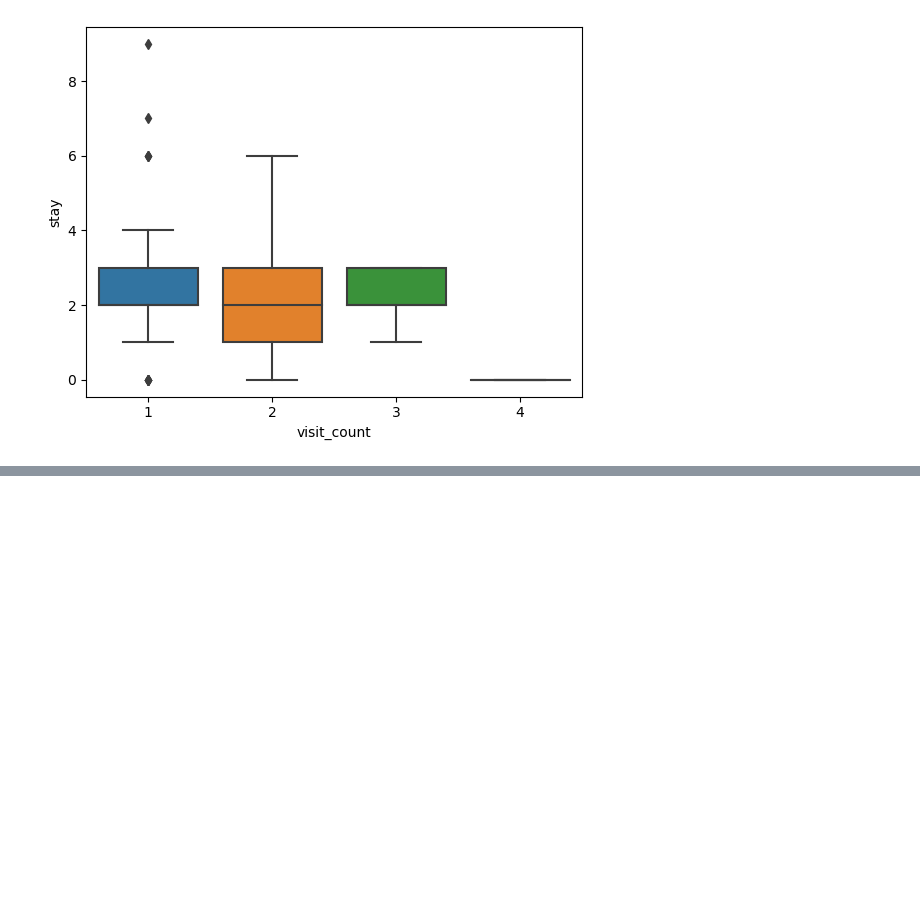
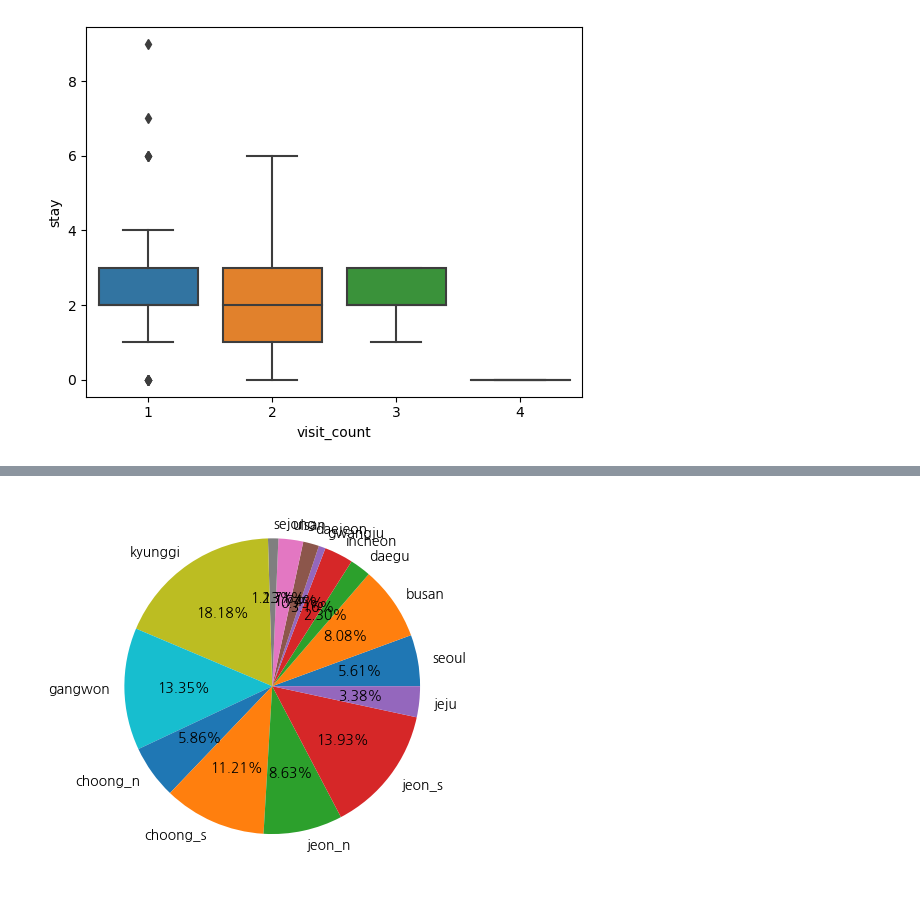
Before and after one commit to zzz2su/MJU_Data-Analysis, a Jupyter notebook: SDATeamProject.ipynb, the cells around one changed output, grey strips where cells are left out. Saved outputs shown, nothing was run; the diff lists cells and outputs as text; code cells hidden in the pictures; blank space fills up the shorter version.

```diff
--- a/SDATeamProject.ipynb
+++ b/SDATeamProject.ipynb
@@ -487,0 +715,18 @@ JEJU.corr(method='pearson')[['tot_preference']].sort_values('tot_preference', as
+# %%
+JEJU = data_set.loc[data_set['JEJU']== 1]
+KYUNG_S = data_set.loc[data_set['KYUNG_S']== 1]
+KYUNG_N = data_set.loc[data_set['KYUNG_N']== 1]
+JEON_S = data_set.loc[data_set['JEON_S']== 1]
+JEON_N = data_set.loc[data_set['JEON_N']== 1]
+CHOONG_S = data_set.loc[data_set['CHOONG_S']== 1]
+CHOONG_N = data_set.loc[data_set['CHOONG_N']== 1]
+GANGWON = data_set.loc[data_set['GANGWON']== 1]
+KYUNGGI = data_set.loc[data_set['KYUNGGI']== 1]
+SEJONG = data_set.loc[data_set['SEJONG']== 1]
+ULSAN = data_set.loc[data_set['ULSAN']== 1]
+DAEJEON = data_set.loc[data_set['DAEJEON']== 1]
+GWANGJU = data_set.loc[data_set['GWANGJU']== 1]
+INCHEON = data_set.loc[data_set['INCHEON']== 1]
+DAEGU = data_set.loc[data_set['DAEGU']== 1]
+BUSAN = data_set.loc[data_set['BUSAN']== 1]
+SEOUL = data_set.loc[data_set['SEOUL']== 1]
@@ -487,0 +853,12 @@ JEJU.corr(method='pearson')[['tot_preference']].sort_values('tot_preference', as
+# %%
+## 각 지역별 응답자 수를 원형 그래프로 시각화
+
+ratio = [len(SEOUL),len(BUSAN),len(DAEGU),len(INCHEON),len(GWANGJU),len(DAEJEON),len(ULSAN),len(SEJONG),
+         len(KYUNGGI),len(GANGWON),len(CHOONG_N),len(CHOONG_S),len(JEON_N),len(JEON_S),len(JEJU)]
+labels = ['seoul','busan','daegu','incheon','gwangju','daejeon','ulsan','sejong','kyunggi','gangwon','choong_n',
+          'choong_s','jeon_n','jeon_s','jeju']
+
+plt.pie(ratio, labels=labels, autopct='%.2f%%')
+plt.show()
+# %% [output]
+[figure, added]
```
Also changed, not shown: parts of 45 cells of this notebook.
